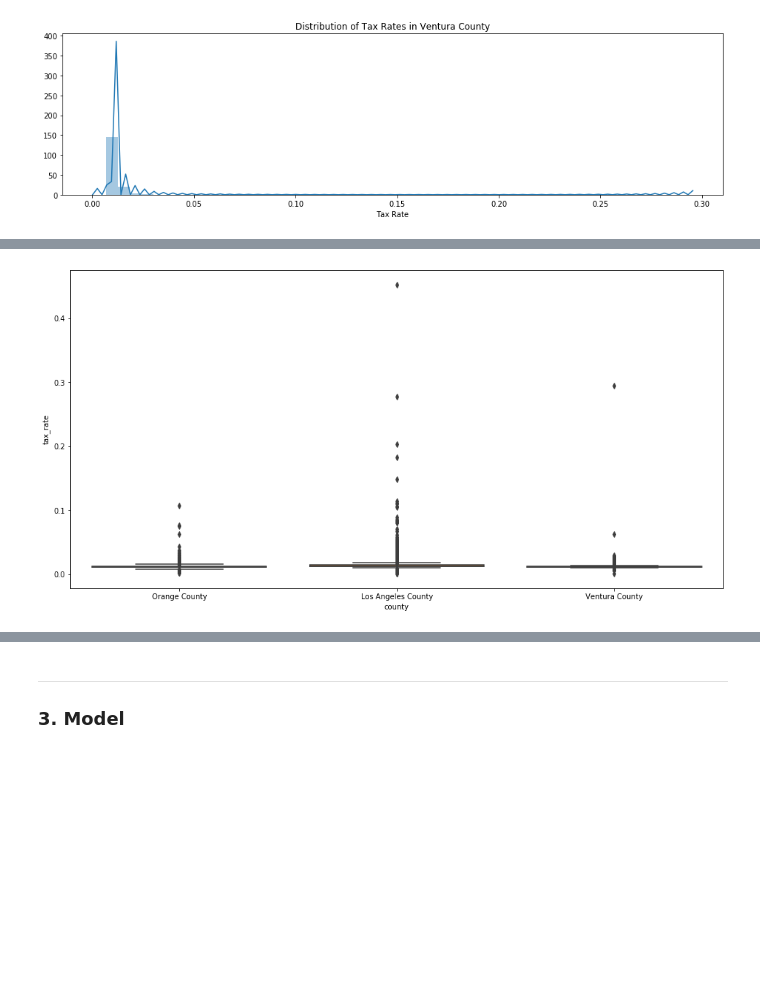
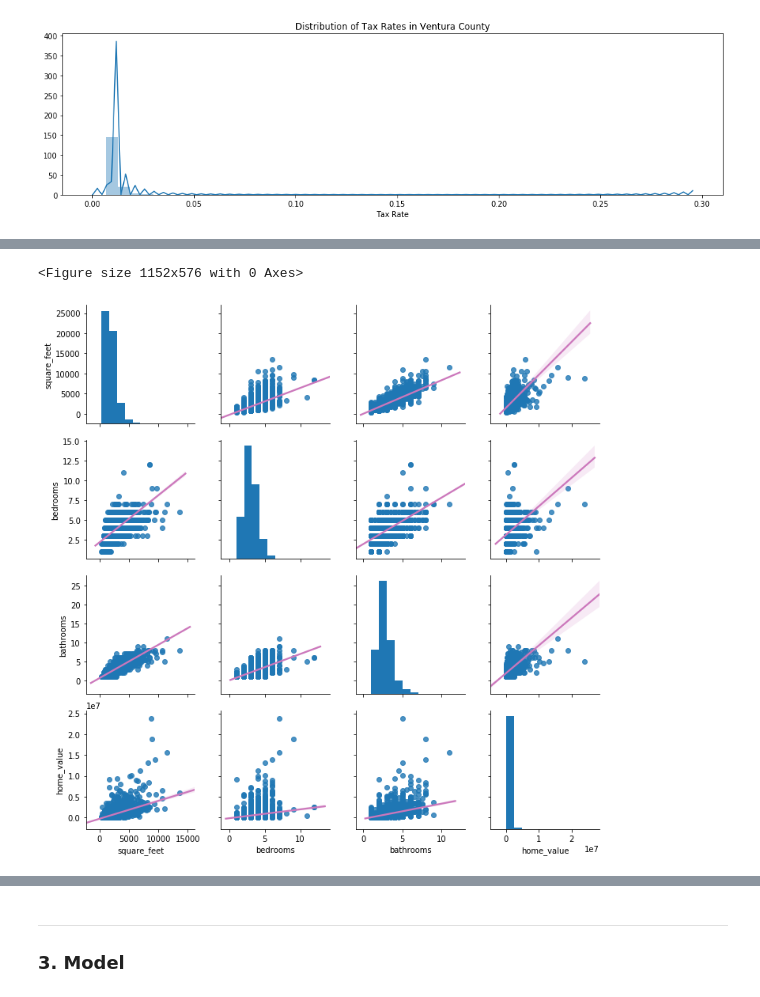
Before and after one commit to aleclhartman/zillow_project, a Jupyter notebook: zillow_project_pipeline.ipynb, the cells around one changed output, grey strips where cells are left out. Saved outputs shown, nothing was run; the diff lists cells and outputs as text; code cells hidden in the pictures; blank space fills up the shorter version.

Commit message:
created data dictionary, plotted variable pair, and did additional analysis

```diff
--- a/zillow_project_pipeline.ipynb
+++ b/zillow_project_pipeline.ipynb
@@ -210,6 +259,7 @@ for county in df.county.unique():
 # %%
 plt.figure(figsize=(16, 8))
-sns.boxplot(x=df.county, y=df.tax_rate)
+sns.pairplot(data=train, kind="reg", plot_kws={"line_kws": {"color": sns.color_palette("colorblind")[4]}})
 plt.show()
 # %% [output]
+<Figure size 1152x576 with 0 Axes>
-[figure, old version]
+[figure, new version]
```
Also changed, not shown: parts of 17 cells of this notebook, 3 other files.
